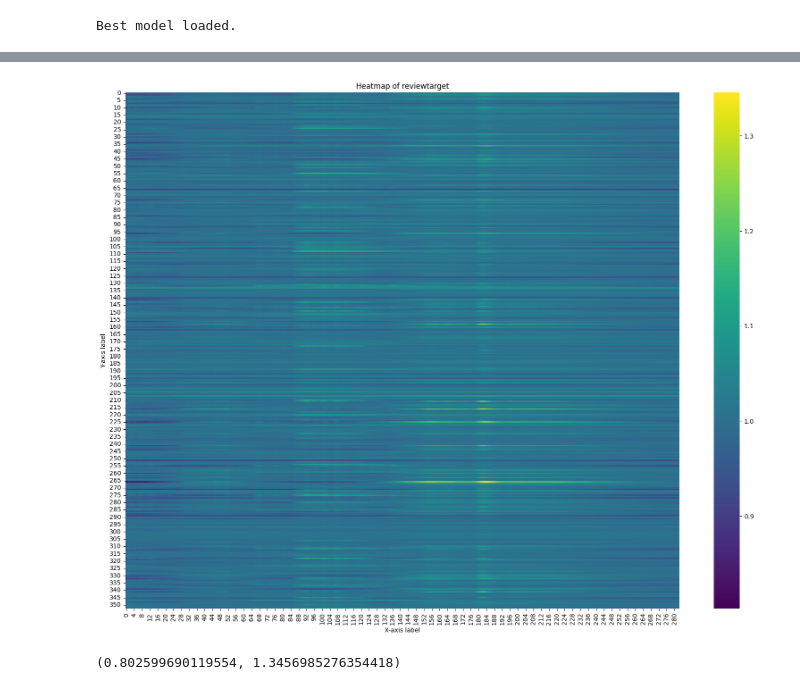
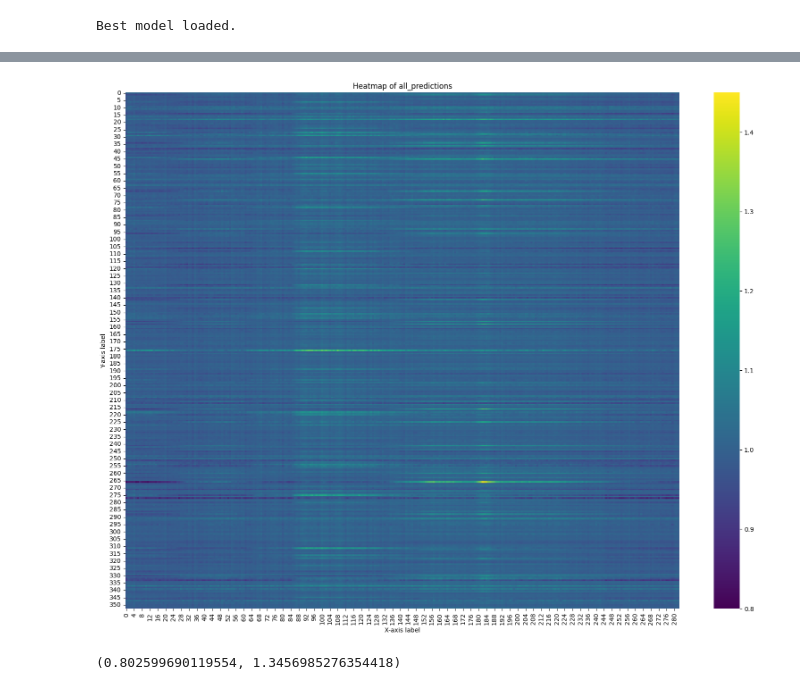
Before and after one commit to mmletgo/NeurIPS_2024, a Jupyter notebook: predict_new.ipynb, the cells around one changed output, grey strips where cells are left out. Drawn from its saved outputs; the diff is of its cells as text; code cells hidden in the pictures.

```diff
--- a/predict_new.ipynb
+++ b/predict_new.ipynb
@@ -118,3 +101,26 @@ all_predictions.min(), all_predictions.max()
+# %%
+import numpy as np
+import seaborn as sns
+import matplotlib.pyplot as plt
+
+# 设置图形大小
+plt.figure(figsize=(20, 15))
+
+# 绘制热力图
+sns.heatmap(all_predictions,
+            annot=False,
+            fmt=".2f",
+            cmap="viridis",
+            cbar=True,
+            vmin=0.8,
+            vmax=1.45)
+
+plt.title("Heatmap of all_predictions")
+plt.xlabel("X-axis label")
+plt.ylabel("Y-axis label")
+plt.show()
+# %% [output]
+[figure, added]
 # %%
 from utility import postprocessing, competition_score
 import pandas as pd
@@ -129,23 +135,6 @@ train_labels = pd.read_csv(
     index_col='planet_id')
 # %%
 reviewtarget = targets[mask] / whitelight_s_test[:, np.newaxis]
-# %%
-import numpy as np
-import seaborn as sns
-import matplotlib.pyplot as plt
-
-# 设置图形大小
-plt.figure(figsize=(20, 15))
-
-# 绘制热力图
-sns.heatmap(reviewtarget, annot=False, fmt=".2f", cmap="viridis", cbar=True)
-
-plt.title("Heatmap of reviewtarget")
-plt.xlabel("X-axis label")
-plt.ylabel("Y-axis label")
-plt.show()
-# %% [output]
-[figure, removed]
 # %%
 reviewtarget.min(), reviewtarget.max()
 # %% [output]
```
Also changed, not shown: parts of 14 cells of this notebook, 1 other file.
